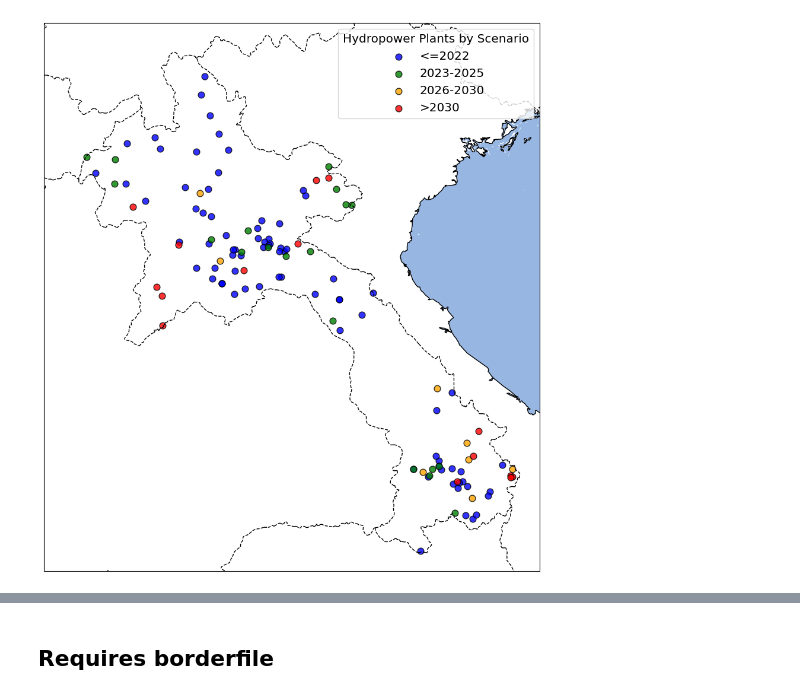
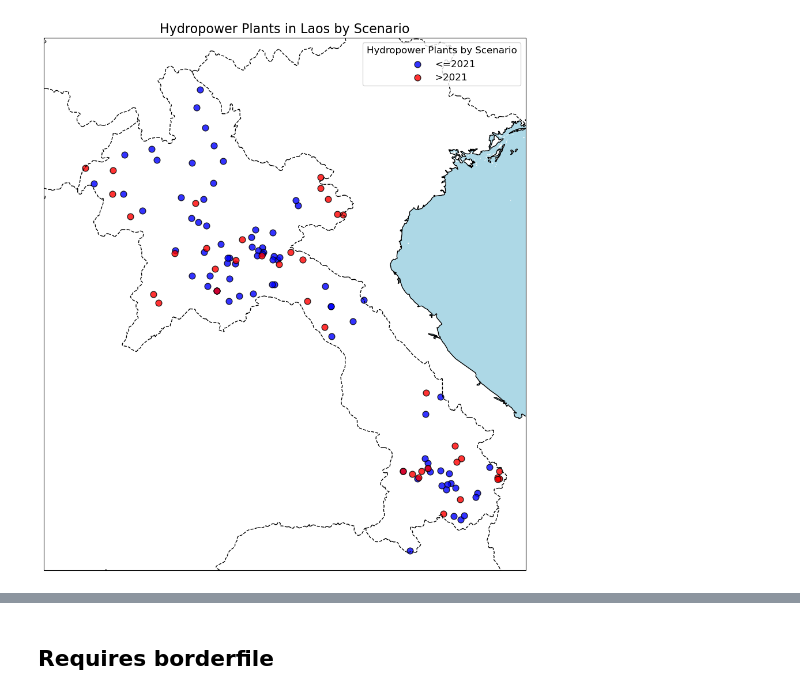
Before and after one commit to lukasschirren/GeoH2-Laos-Master-Thesis, a Jupyter notebook: Scripts_visualisation/scenarios_prep.ipynb, the cells around one changed output, grey strips where cells are left out. Cells and saved outputs as stored; diff of their text form; code cells hidden in the pictures.

```diff
--- a/Scripts_visualisation/scenarios_prep.ipynb
+++ b/Scripts_visualisation/scenarios_prep.ipynb
@@ -96,7 +96,10 @@ def plt_hydropower_scenarios(hydropower_gdf):
     plt.savefig('hydropower_scenarios_cartopy.png', dpi=300, bbox_inches='tight')
     plt.show()
 # %%
-
+import geopandas as gpd
+import matplotlib.pyplot as plt
+import cartopy.crs as ccrs
+import cartopy.feature as cfeature
 
 def load_hydropower_data(paths):
     # Load the complete dataset
@@ -105,30 +108,27 @@ def load_hydropower_data(paths):
 def plot_hydropower_scenarios(hydropower_gdf):
     # Define color map for each period
     color_map = {
-        '<=2022': 'blue',
-        '2023-2025': 'green',
-        '2026-2030': 'orange',
-        '>2030': 'red'
+        '<=2021': 'blue',
+        '>2021': 'red'
     }
 
     # Create a Cartopy map with a specific projection
     fig, ax = plt.subplots(figsize=(12, 12), subplot_kw={'projection': ccrs.PlateCarree()})
 
-    # Add features to the map
+    # Set the background color of the plot area to white
+    ax.set_facecolor('white')
+
+    # Add features to the map with minimal styling to match the background
     # ax.add_feature(cfeature.LAND, edgecolor='black', facecolor='lightgray')
-    ax.add_feature(cfeature.OCEAN)
-    ax.add_feature(cfeature.BORDERS, linestyle='--')
-    ax.add_feature(cfeature.COASTLINE)
-    # ax.add_feature(cfeature.LAKES, edgecolor='black')
-    # ax.add_feature(cfeature.RIVERS)
-
+    ax.add_feature(cfeature.OCEAN, edgecolor='none', facecolor='lightblue')
+    ax.add_feature(cfeature.BORDERS, linestyle='--', edgecolor='black')
+    ax.add_feature(cfeature.COASTLINE, edgecolor='black')
+    # ax.add_feature(cfeature.LAKES, edgecolor='black', facecolor='lightblue')
 
     # Define the year ranges and masks
     year_ranges = {
-        '<=2022': (None, 2022),
-        '2023-2025': (2023, 2025),
-        '2026-2030': (2026, 2030),
-        '>2030': (2030, None)
+        '<=2021': (None, 2021),
+        '>2021': (2021, None)
     }
 
     # Initialize masks
@@ -158,44 +158,37 @@ def plot_hydropower_scenarios(hydropower_gdf):
             color=color_map[label],
             label=f'{label}',
             s=60,  # Adjust size of dots for better appearance
             edgecolor='black',  # Border color for dots
             alpha=0.8,  # Dot opacity
             transform=ccrs.PlateCarree()  # Transform to match the map projection
         )
 
     # Add legend with larger font size
-    # legend = ax.legend(title='Hydropower Plants by Scenario', loc='upper right', fontsize='large')
-    # plt.setp(legend.get_title(), fontsize='xx-large')
-    legend = ax.legend(
-        title='Hydropower Plants by Scenario',
-        loc='upper right',
-        fontsize='x-large',  # Increase font size of legend labels
-        title_fontsize='x-large'  # Increase font size of legend title
-    )
+    legend = ax.legend(title='Hydropower Plants by Scenario', loc='upper right', fontsize='large')
+    plt.setp(legend.get_title(), fontsize='large')
 
     # Set the title and labels with a more normal font
-    # ax.set_title('Hydropower Plants in Laos by Scenario', fontsize=16, fontweight='normal')
+    ax.set_title('Hydropower Plants in Laos by Scenario', fontsize=16, fontweight='normal')
     ax.set_xlabel('Longitude', fontsize=14)
     ax.set_ylabel('Latitude', fontsize=14)
 
     # Set extent to focus closely on Laos
     ax.set_extent([99.5, 108, 13.6, 23], crs=ccrs.PlateCarree())  # Adjust as needed for Laos
-
 
     # Save the plot as an image
     plt.savefig('hydropower_scenarios.png', dpi=300, bbox_inches='tight')
     plt.show()
 
 # Example usage
 paths = [
     "ratio_total\\post_2030\\hydropower_dams.gpkg"  # Complete dataset with COD column
 ]
 
 # Load the data and plot
 hydropower_gdf = load_hydropower_data(paths)
 plot_hydropower_scenarios(hydropower_gdf)
 # %% [output]
-[figure, old version]
+[figure, new version]
 # %%
 import geopandas as gpd
 import matplotlib.pyplot as plt
```
Also changed, not shown: parts of 11 cells of this notebook, 1 other file.
